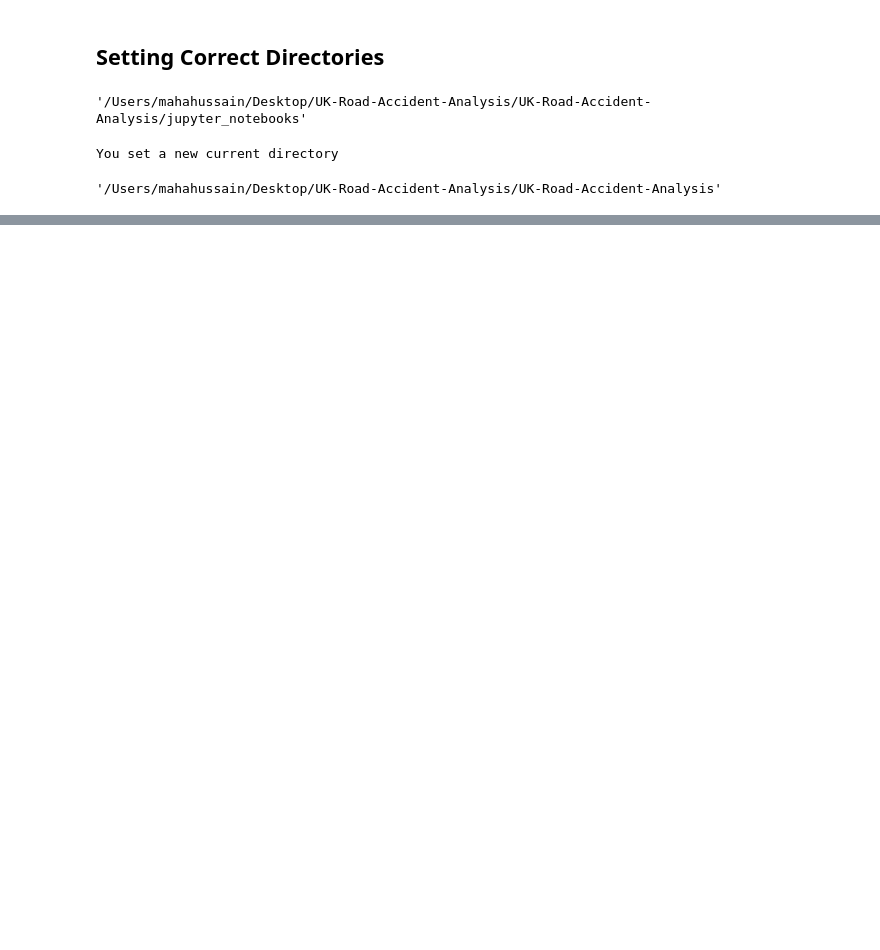
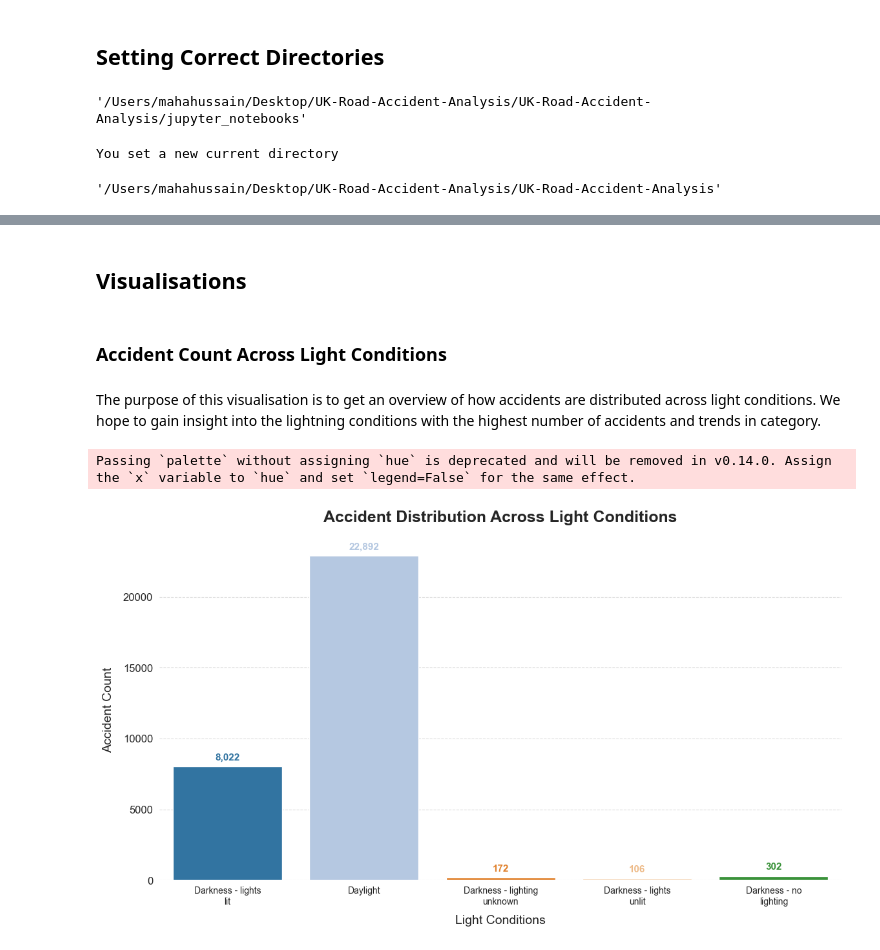
Before and after one commit to MahaSci/UK-Road-Accident-Analysis, a Jupyter notebook: jupyter_notebooks/06_Hypothesis_Testing_Categorical.ipynb, the cells around one changed output, grey strips where cells are left out. Cells and saved outputs as stored; diff of their text form; code cells hidden in the pictures; blank space fills up the shorter version.

Commit message:
added version for nbformat to work, completed hypothesis on lighting conditions vs accident severity

```diff
--- a/jupyter_notebooks/06_Hypothesis_Testing_Categorical.ipynb
+++ b/jupyter_notebooks/06_Hypothesis_Testing_Categorical.ipynb
@@ -54,0 +53,9 @@ import plotly.express as px
+# %%
+# load in the dataset
+df = pd.read_csv('filtered_accident_data_set.csv')
+
+print(df.shape, '\n')
+
+# Check the variables for Accident_Severity and Light_Conditions
+print(df['Accident_Severity'].value_counts(), '\n')
+print(df['Light_Conditions'].value_counts())
@@ -54,0 +78,52 @@ import plotly.express as px
+# %% [markdown]
+## Visualisations
+# %% [markdown]
+### Accident Count Across Light Conditions
+# %% [markdown]
+The purpose of this visualisation is to get an overview of how accidents are distributed across light conditions. We hope to gain insight into the lightning conditions with the highest number of accidents and trends in category.
+# %%
+# Plotting the countplot
+plt.figure(figsize=(12, 7))
+ax = sns.countplot(
+    data=df,
+    x='Light_Conditions',
+    palette='tab20'  # Assign different colors to each category
+)
+
+# Adding the title and labels with improved aesthetics
+plt.title('Accident Distribution Across Light Conditions', fontsize=18, fontweight='bold', pad=20)
+
+# Wrap x-axis labels
+wrapped_labels = [textwrap.fill(label, width=20) for label in df['Light_Conditions'].unique()]
+
+# Set ticks and tick labels
+ax.set_xticks(range(len(wrapped_labels)))
+ax.set_xticklabels(wrapped_labels)
+plt.xlabel('Light Conditions', fontsize=14, labelpad=10)
+plt.ylabel('Accident Count', fontsize=14, labelpad=10)
+
+# Increase font size for better readability
+plt.yticks(fontsize=12)
+
+# Add labels on each bar with matching color and improved formatting
+for container in ax.containers:
+    for bar in container:
+        height = bar.get_height()
+        if height > 0:
+            ax.text(
+                bar.get_x() + bar.get_width() / 2,
+                height + (0.01 * df['Accident_Severity'].count()),  # Dynamic offset based on total count
+                f'{int(height):,}',  # Added comma for thousands separator
+                ha='center', va='bottom',
+                fontsize=11, fontweight='semibold',
+                color=bar.get_facecolor()
+            )
+
+# Improve layout and add gridlines for better clarity
+plt.tight_layout(pad=2.0)
+sns.despine(left=True, bottom=True) #remove spines
+plt.grid(axis='y', linestyle='--', alpha=0.7) #add horizontal gridlines
+plt.show()
+# %% [output]
+Passing `palette` without assigning `hue` is deprecated and will be removed in v0.14.0. Assign the `x` variable to `hue` and set `legend=False` for the same effect.
+[figure, added]
```
Also changed, not shown: parts of 21 cells of this notebook, 1 other file.
